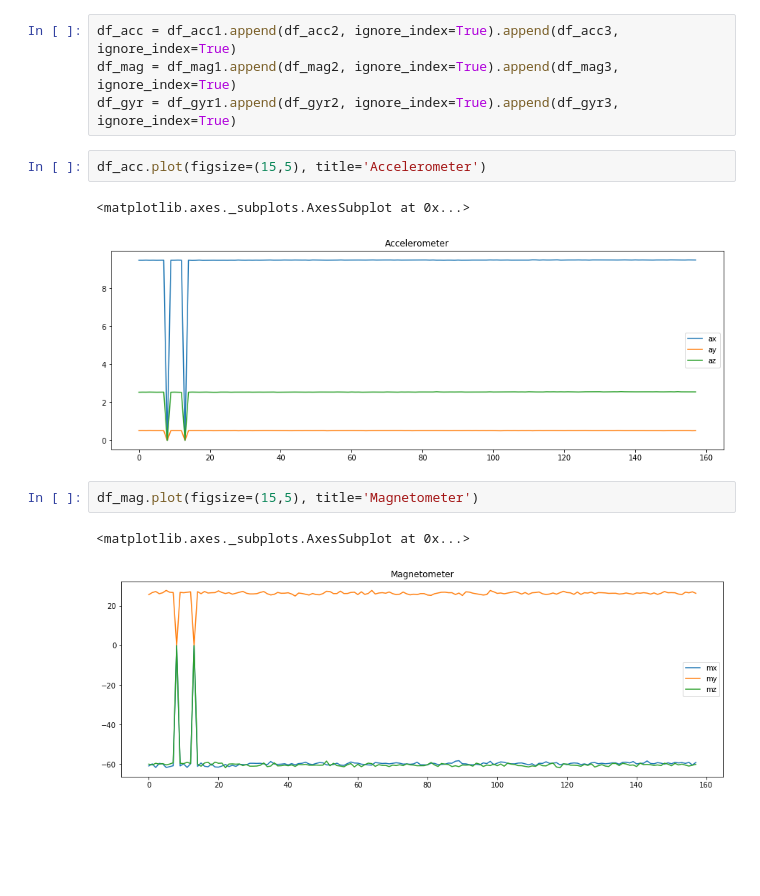
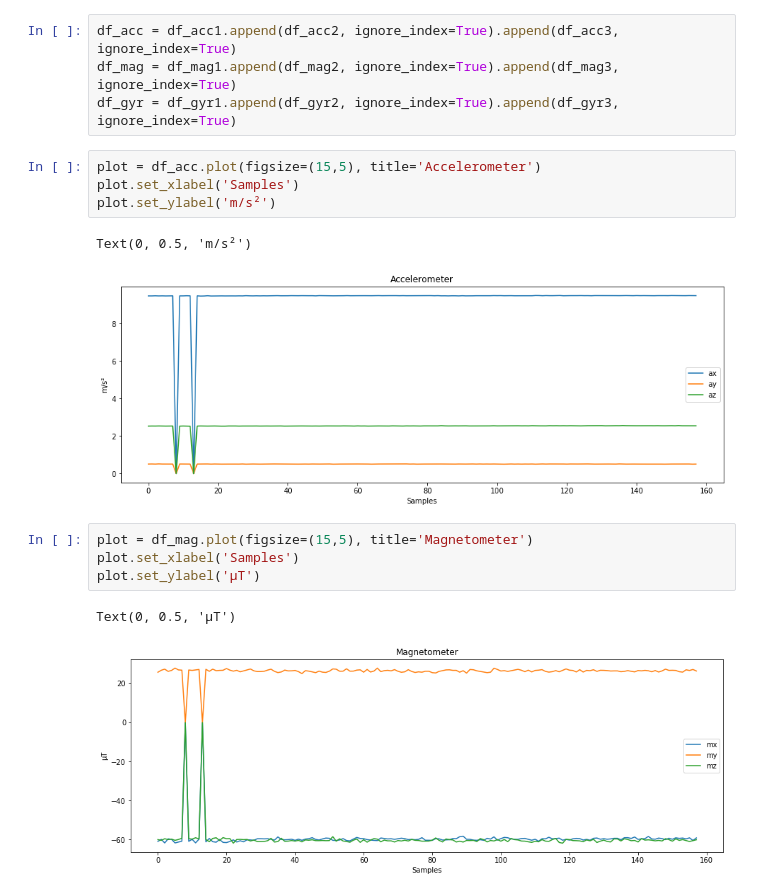
Before and after one commit to mattiasahle/DT373B_Internet_of_Things_Systems_Design, a Jupyter notebook: lab4/sensor-data.ipynb, the cells around one changed output. Saved outputs shown, nothing was run; the diff lists cells and outputs as text; blank space fills up the shorter version.

Commit message:
Plot axis labels added

```diff
--- a/lab4/sensor-data.ipynb
+++ b/lab4/sensor-data.ipynb
@@ -32,13 +32,17 @@ df_acc = df_acc1.append(df_acc2, ignore_index=True).append(df_acc3, ignore_index
 df_mag = df_mag1.append(df_mag2, ignore_index=True).append(df_mag3, ignore_index=True)
 df_gyr = df_gyr1.append(df_gyr2, ignore_index=True).append(df_gyr3, ignore_index=True)
 # %%
-df_acc.plot(figsize=(15,5), title='Accelerometer')
+plot = df_acc.plot(figsize=(15,5), title='Accelerometer')
+plot.set_xlabel('Samples')
+plot.set_ylabel('m/s²')
 # %% [output]
-<matplotlib.axes._subplots.AxesSubplot at 0x...>
+Text(0, 0.5, 'm/s²')
-[figure, old version]
+[figure, new version]
 # %%
-df_mag.plot(figsize=(15,5), title='Magnetometer')
+plot = df_mag.plot(figsize=(15,5), title='Magnetometer')
+plot.set_xlabel('Samples')
+plot.set_ylabel('μT')
 # %% [output]
-<matplotlib.axes._subplots.AxesSubplot at 0x...>
+Text(0, 0.5, 'μT')
-[figure, old version]
+[figure, new version]
 # %%
```
Also changed, not shown: parts of 1 cell of this notebook.
